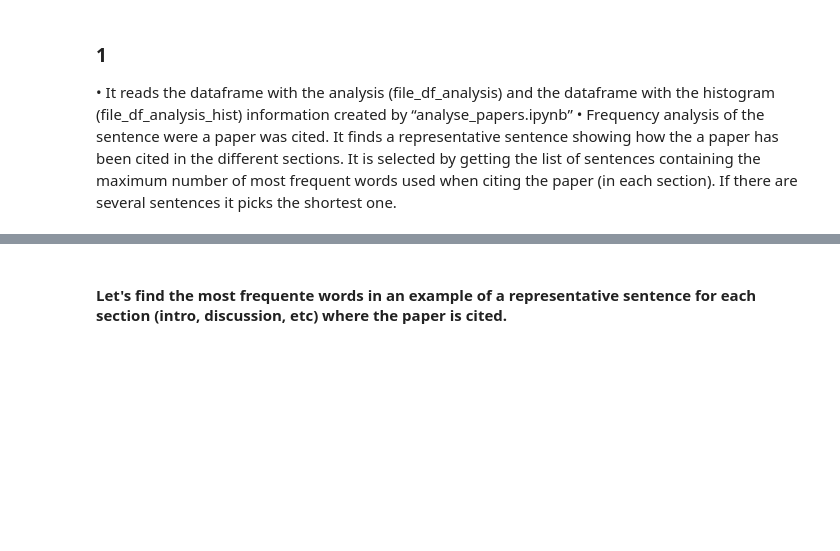
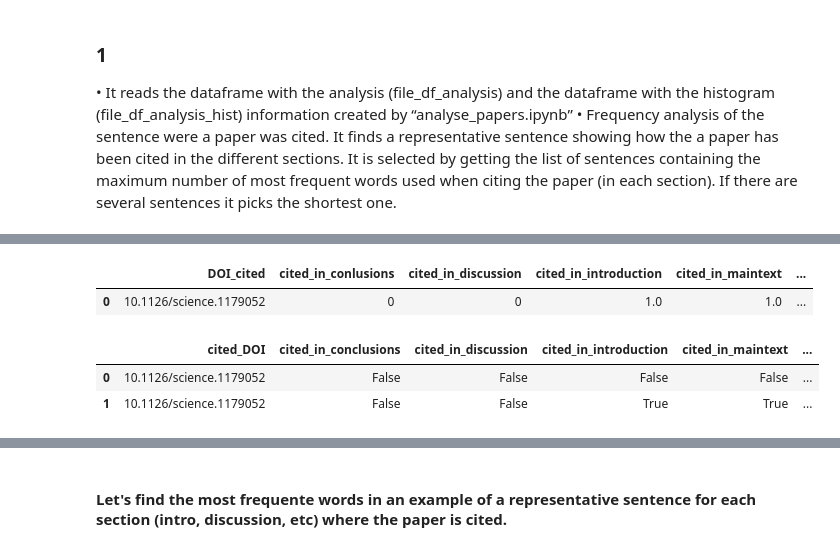
Before and after one commit to elifesciences/citation-context, a Jupyter notebook: find_word_freq_readfiles.ipynb, the cells around one changed output, grey strips where cells are left out. Saved outputs shown, nothing was run; the diff lists cells and outputs as text; code cells hidden in the pictures; blank space fills up the shorter version.

```diff
--- a/find_word_freq_readfiles.ipynb
+++ b/find_word_freq_readfiles.ipynb
@@ -71,3 +66,15 @@ df[df['cited_DOI'] == df_hist.iloc[0].DOI_cited]
+# %%
+df_hist = pd.read_csv(analysis_hist_tsv, sep='\t', encoding='utf-8')
+df_hist.head()
+# %% [output]
+|  | DOI_cited | cited_in_conlusions | cited_in_discussion | cited_in_introduction | cited_in_maintext | ... |
+| 0 | 10.1126/science.1179052 | 0 | 0 | 1.0 | 1.0 | ... |
+# %%
+df[df['cited_DOI'] == df_hist.iloc[0].DOI_cited]
+# %% [output]
+|  | cited_DOI | cited_in_conclusions | cited_in_discussion | cited_in_introduction | cited_in_maintext | ... |
+| 0 | 10.1126/science.1179052 | False | False | False | False | ... |
+| 1 | 10.1126/science.1179052 | False | False | True | True | ... |
 # %%
 df_filtered = df['sentence_citing_maintext'].dropna()
 
```
Also changed, not shown: parts of 17 cells of this notebook.
